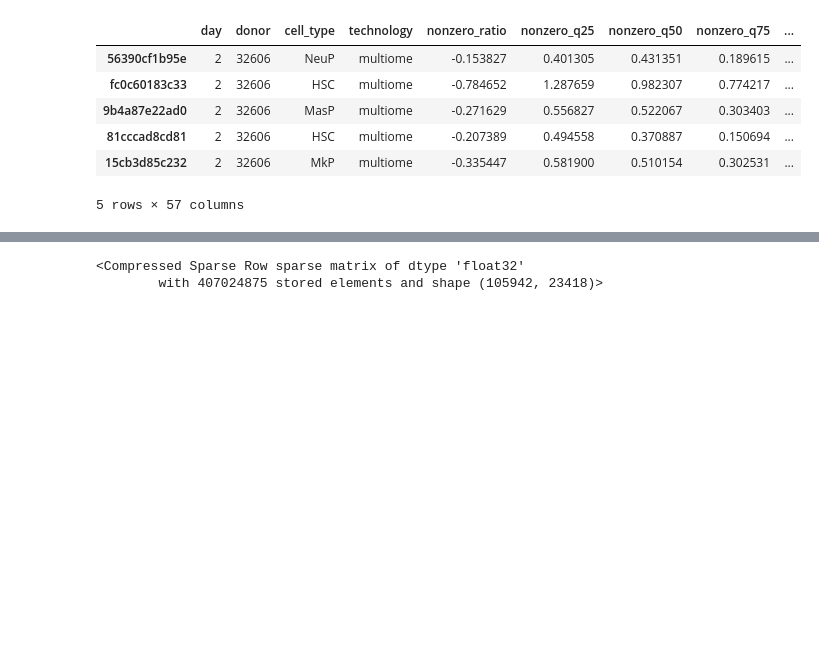
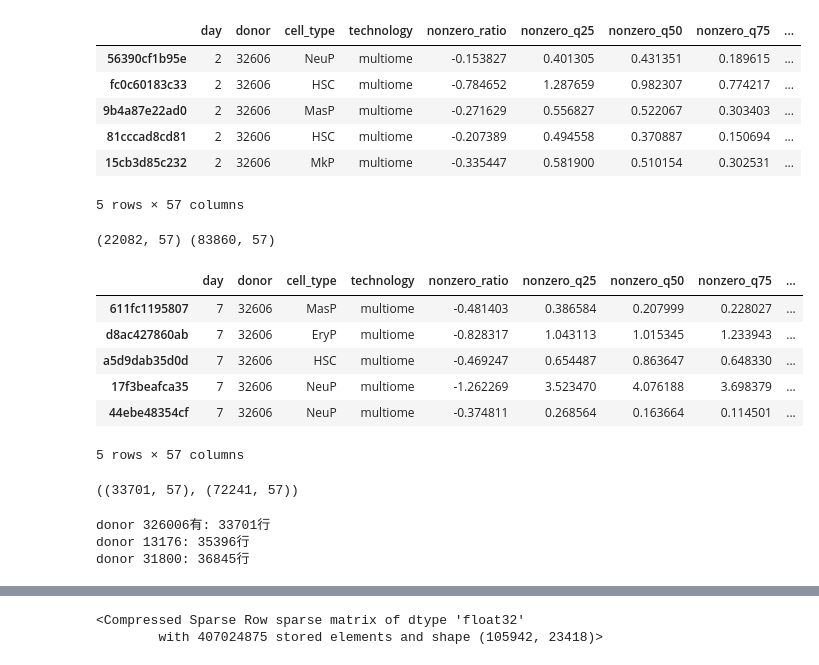
Before and after one commit to chrenx/mini-proj-nus, a Jupyter notebook: debug.ipynb, the cells around one changed output, grey strips where cells are left out. Saved outputs shown, nothing was run; the diff lists cells and outputs as text; code cells hidden in the pictures; blank space fills up the shorter version.

```diff
--- a/debug.ipynb
+++ b/debug.ipynb
@@ -382,5 +382,5 @@ import os
 import scipy.sparse
 from utils.tools import *
 import numpy as np
-data_dir = "data/suzuki_data"
+data_dir = "data/fast_load_orig_data"
 # %% [markdown]
@@ -419,3 +419,17 @@ metadata_df.head()
 | 81cccad8cd81 | 2 | 32606 | HSC | multiome | -0.207389 | 0.494558 | 0.370887 | 0.150694 | ... |
 | 15cb3d85c232 | 2 | 32606 | MkP | multiome | -0.335447 | 0.581900 | 0.510154 | 0.302531 | ... |
 5 rows × 57 columns
+# %%
+day7_df =metadata_df[metadata_df["day"] == 7]
+day234_df = metadata_df[metadata_df["day"] != 7]
+print(day7_df.shape, day234_df.shape)
+day7_df.head()
+# %% [output]
+(22082, 57) (83860, 57)
+|  | day | donor | cell_type | technology | nonzero_ratio | nonzero_q25 | nonzero_q50 | nonzero_q75 | ... |
+| 611fc1195807 | 7 | 32606 | MasP | multiome | -0.481403 | 0.386584 | 0.207999 | 0.228027 | ... |
+| d8ac427860ab | 7 | 32606 | EryP | multiome | -0.828317 | 1.043113 | 1.015345 | 1.233943 | ... |
+| a5d9dab35d0d | 7 | 32606 | HSC | multiome | -0.469247 | 0.654487 | 0.863647 | 0.648330 | ... |
+| 17f3beafca35 | 7 | 32606 | NeuP | multiome | -1.262269 | 3.523470 | 4.076188 | 3.698379 | ... |
+| 44ebe48354cf | 7 | 32606 | NeuP | multiome | -0.374811 | 0.268564 | 0.163664 | 0.114501 | ... |
+5 rows × 57 columns
@@ -421,0 +444,6 @@ metadata_df.head()
+# %%
+donor32_df = metadata_df[metadata_df["donor"] == 32606]
+donor1331_df = metadata_df[(metadata_df["donor"] == 13176) | (metadata_df["donor"] == 31800)]
+donor32_df.shape, donor1331_df.shape
+# %% [output]
+((33701, 57), (72241, 57))
@@ -422,3 +458,14 @@ metadata_df.head()
+# %%
+donor_32 = len(metadata_df[metadata_df["donor"] == 32606])
+donor_13 = len(metadata_df[metadata_df["donor"] == 13176])
+donor_31 = len(metadata_df[metadata_df["donor"] == 31800])
+print(f"donor 326006有: {donor_32}行")
+print(f"donor 13176: {donor_13}行")
+print(f"donor 31800: {donor_31}行")
+# %% [output]
+donor 326006有: 33701行
+donor 13176: 35396行
+donor 31800: 36845行
 # %%
 # first_two_rows = metadata_df.iloc[:4]
 # output_path = "data/fast/train_multi_metadata.parquet"
```
Also changed, not shown: parts of 16 cells of this notebook, 5 other files.
